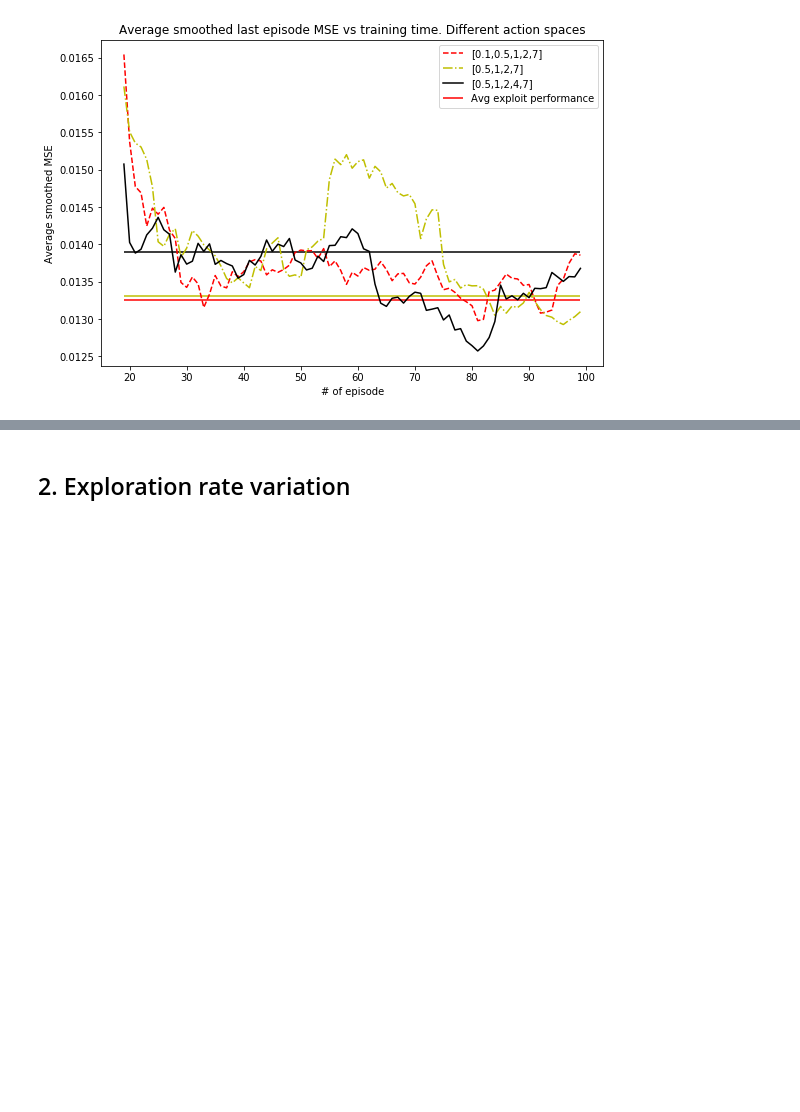
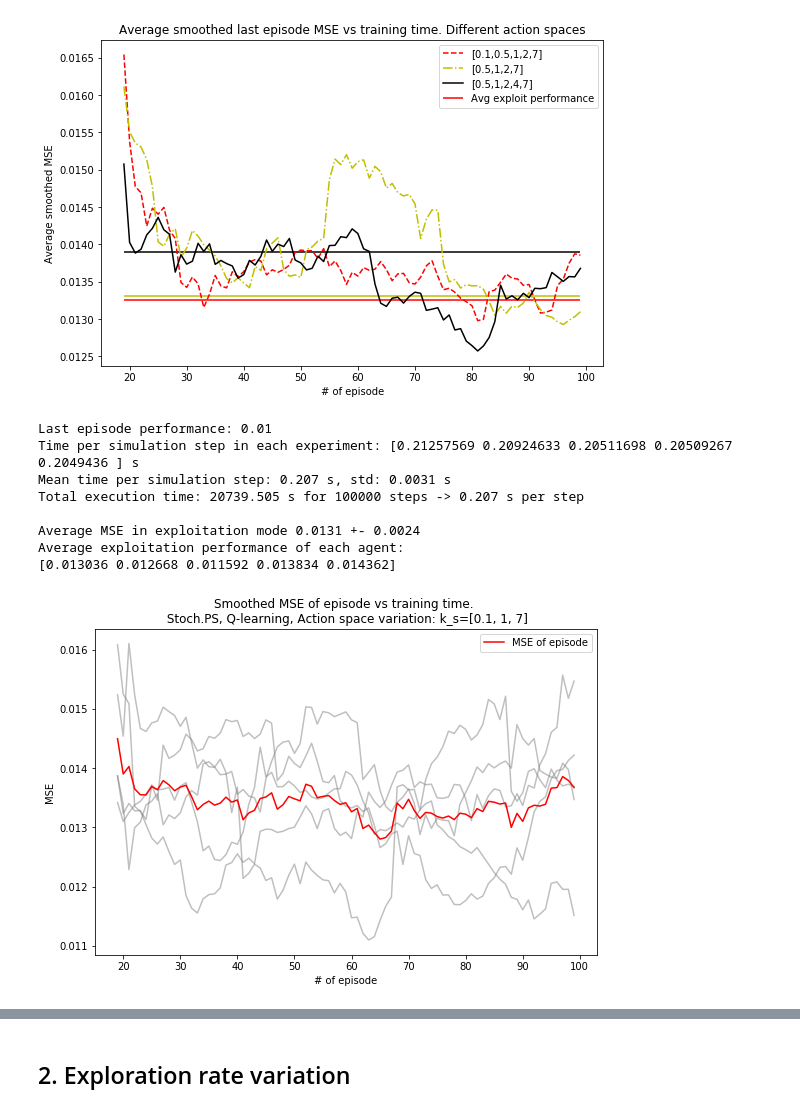
Before and after one commit to OlehLuk/rl-power-control, a Jupyter notebook: experiments/results/ps_stoch_exp_res.ipynb, the cells around one changed output, grey strips where cells are left out. Saved outputs shown, nothing was run; the diff lists cells and outputs as text; code cells hidden in the pictures; blank space fills up the shorter version.

```diff
--- a/experiments/results/ps_stoch_exp_res.ipynb
+++ b/experiments/results/ps_stoch_exp_res.ipynb
@@ -169,3 +179,20 @@ sigs = [sig_1, sig_ks2, sig_ks3]
 report_experiment_summary("Different action spaces", mses, perfs, sigs, labels, 0)
 # %% [output]
 [figure]
+# %%
+experiments_folder = case_folder + "action_space(k_s)_variation_26-10-2019_18-07/"
+experiment_name = "Stoch.PS, Q-learning, Action space variation:"
+# %%
+case = "k_s=[0.1, 1, 7]"
+df_ks_4_avgsm_mses, perf_ks4, sig_ks4 = report_experiment(experiments_folder + case,
+                             exp_name="\n {} {}".format(experiment_name, case), stochastic=False)
+# %% [output]
+Last episode performance: 0.01
+Time per simulation step in each experiment: [0.21257569 0.20924633 0.20511698 0.20509267 0.2049436 ] s
+Mean time per simulation step: 0.207 s, std: 0.0031 s
+Total execution time: 20739.505 s for 100000 steps -> 0.207 s per step
+
+Average MSE in exploitation mode 0.0131 +- 0.0024
+Average exploitation performance of each agent:
+[0.013036 0.012668 0.011592 0.013834 0.014362]
+[figure, added]
```
Also changed, not shown: parts of 10 cells of this notebook, 1 other file.
